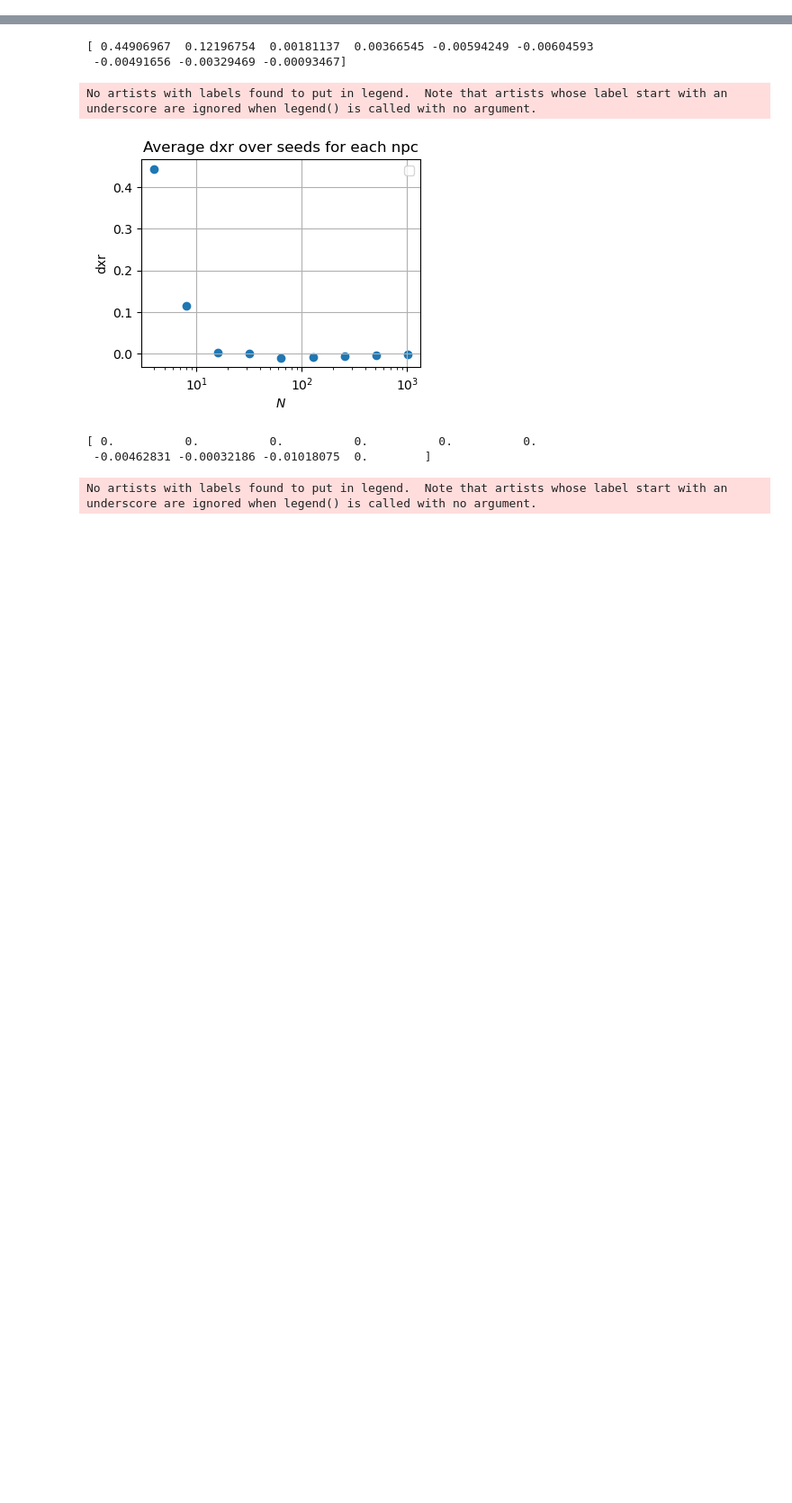
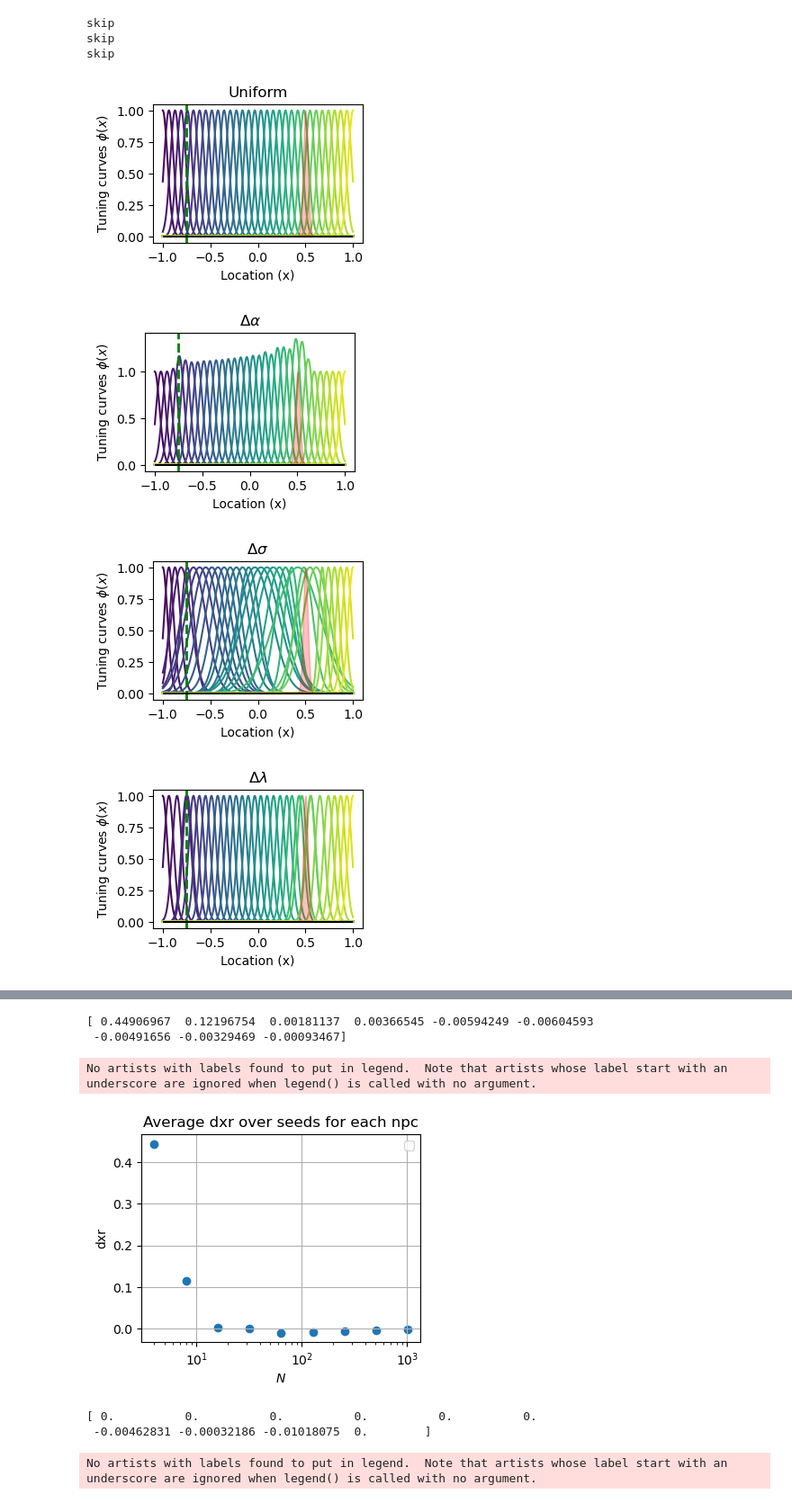
Before and after one commit to mgkumar138/online_pf_learning, a Jupyter notebook: online/1D/analyze_dx.ipynb, the cells around one changed output, grey strips where cells are left out. Shown: that part at 90% size. Saved outputs shown, nothing was run; the diff lists cells and outputs as text; code cells hidden in the pictures; blank space fills up the shorter version.

```diff
--- a/online/1D/analyze_dx.ipynb
+++ b/online/1D/analyze_dx.ipynb
@@ -73,3 +73,35 @@ constant_eta = args.alr
 etas = [pc_eta, sigma_eta,constant_eta, actor_eta,critic_eta]
 gamma = args.gamma
 balpha = args.balpha
+# %%
+# plot example field
+ltypes = [0.0, 0.0001]
+names_dict = {'llr': r'$\Delta\lambda$', 'alr': r'$\Delta\alpha$', 'slr': r'$\Delta\sigma$'}
+for llr in ltypes:
+    for slr in ltypes:
+        for alr in ltypes:
+
+            try:
+                [logparams, latencys,cum_rewards, allcoords] = saveload(f"./data/1D_td_online_0.0ba_0.0ns_01234p_32n_0.01plr_0.01clr_{llr}llr_{alr}alr_{slr}slr_uni_2a_2020s_50000e_5rmax_0.05rsz",1,"load")
+
+                name_components = []
+                if llr > 0:
+                    name_components.append(names_dict['llr'])
+                if alr > 0:
+                    name_components.append(names_dict['alr'])
+                if slr > 0:
+                    name_components.append(names_dict['slr'])
+                name = ', '.join(name_components) if name_components else 'Uniform'
+
+                f,ax = plt.subplots(figsize=(3,2))
+                plot_pc(logparams, trial=-1,ax=ax)
+                ax.set_title(name)
+            except FileNotFoundError: print('skip')
+# %% [output]
+skip
+skip
+skip
+[figure, added]
+[figure, added]
+[figure, added]
+[figure, added]
```
Also changed, not shown: parts of 1 cell of this notebook, 4 other files.
